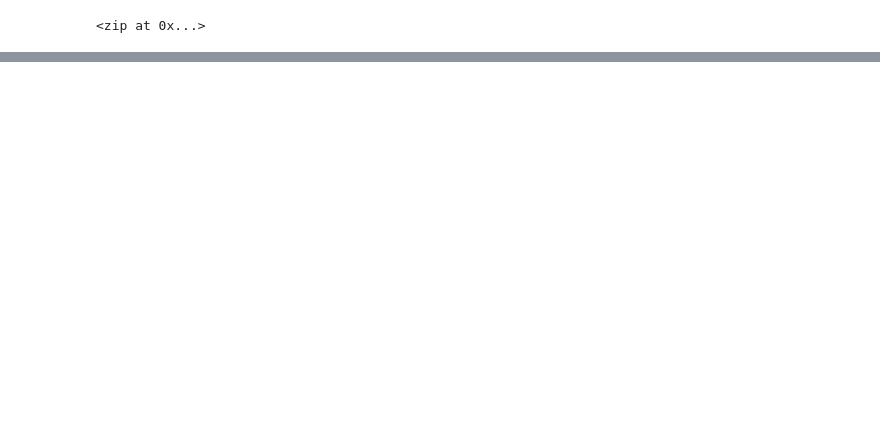
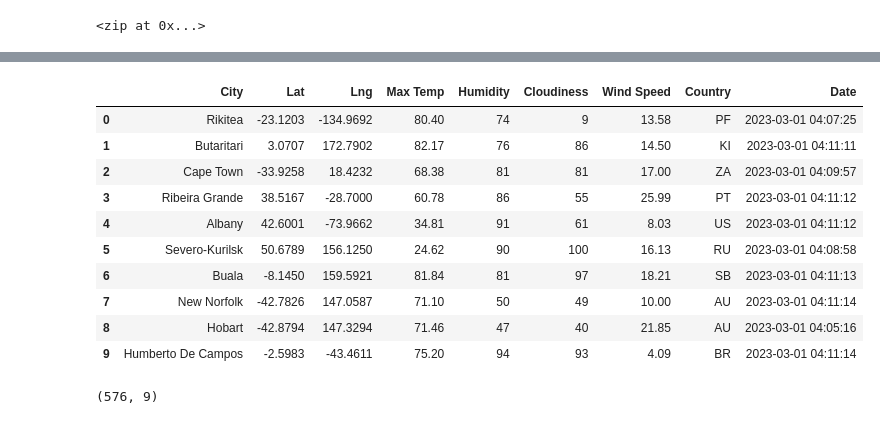
Before and after one commit to KimberlyW618/World_Weather_Analysis, a Jupyter notebook: WeatherPy.ipynb, the cells around one changed output, grey strips where cells are left out. Saved outputs shown, nothing was run; the diff lists cells and outputs as text; code cells hidden in the pictures; blank space fills up the shorter version.

```diff
--- a/WeatherPy.ipynb
+++ b/WeatherPy.ipynb
@@ -6,0 +15,4 @@ from citipy import citipy
+# %%
+# Starting URL for Weather Map API Call.
+url = "http://api.openweathermap.org/data/2.5/weather?units=Imperial&APPID=" + weather_api_key
+print(url)
@@ -53,0 +168,20 @@ len(cities)
+# %%
+# Convert the array of dictionaries to a Pandas DataFrame.
+city_data_df = pd.DataFrame(city_data)
+city_data_df.head(10)
+# %% [output]
+|  | City | Lat | Lng | Max Temp | Humidity | Cloudiness | Wind Speed | Country | Date |
+| 0 | Rikitea | -23.1203 | -134.9692 | 80.40 | 74 | 9 | 13.58 | PF | 2023-03-01 04:07:25 |
+| 1 | Butaritari | 3.0707 | 172.7902 | 82.17 | 76 | 86 | 14.50 | KI | 2023-03-01 04:11:11 |
+| 2 | Cape Town | -33.9258 | 18.4232 | 68.38 | 81 | 81 | 17.00 | ZA | 2023-03-01 04:09:57 |
+| 3 | Ribeira Grande | 38.5167 | -28.7000 | 60.78 | 86 | 55 | 25.99 | PT | 2023-03-01 04:11:12 |
+| 4 | Albany | 42.6001 | -73.9662 | 34.81 | 91 | 61 | 8.03 | US | 2023-03-01 04:11:12 |
+| 5 | Severo-Kurilsk | 50.6789 | 156.1250 | 24.62 | 90 | 100 | 16.13 | RU | 2023-03-01 04:08:58 |
+| 6 | Buala | -8.1450 | 159.5921 | 81.84 | 81 | 97 | 18.21 | SB | 2023-03-01 04:11:13 |
+| 7 | New Norfolk | -42.7826 | 147.0587 | 71.10 | 50 | 49 | 10.00 | AU | 2023-03-01 04:11:14 |
+| 8 | Hobart | -42.8794 | 147.3294 | 71.46 | 47 | 40 | 21.85 | AU | 2023-03-01 04:05:16 |
+| 9 | Humberto De Campos | -2.5983 | -43.4611 | 75.20 | 94 | 93 | 4.09 | BR | 2023-03-01 04:11:14 |
+# %%
+city_data_df.shape
+# %% [output]
+(576, 9)
```
Also changed, not shown: parts of 14 cells of this notebook, 3 other files.
